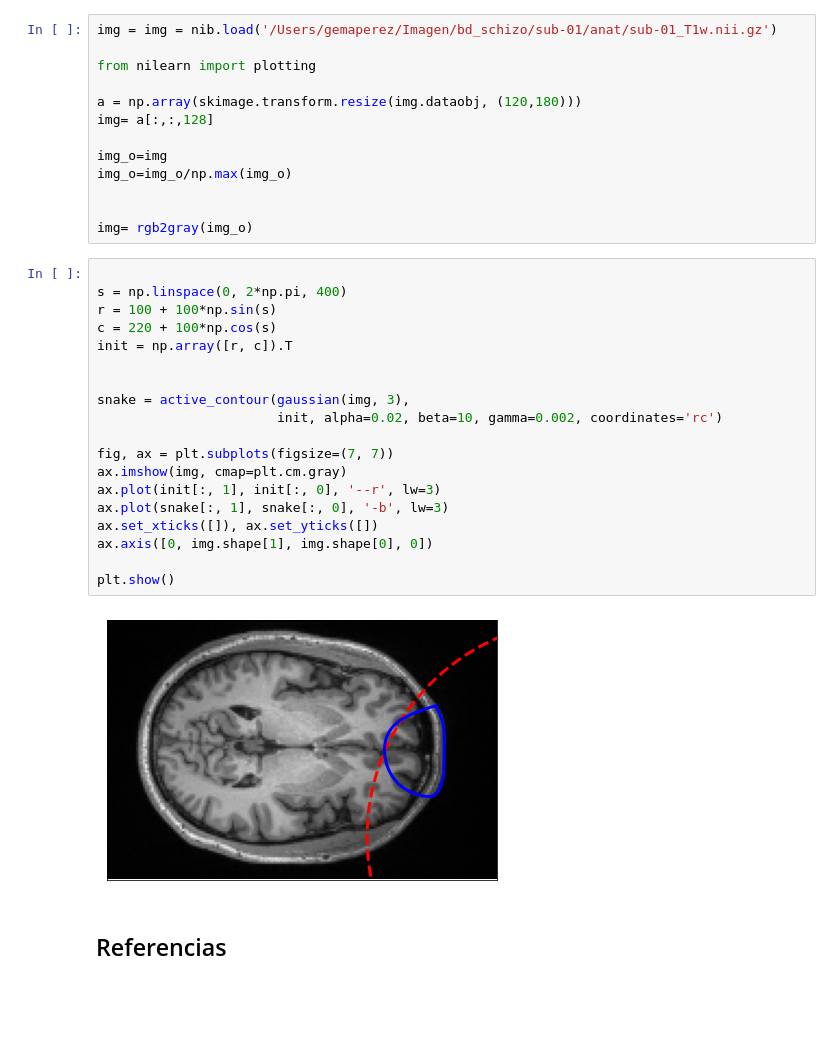
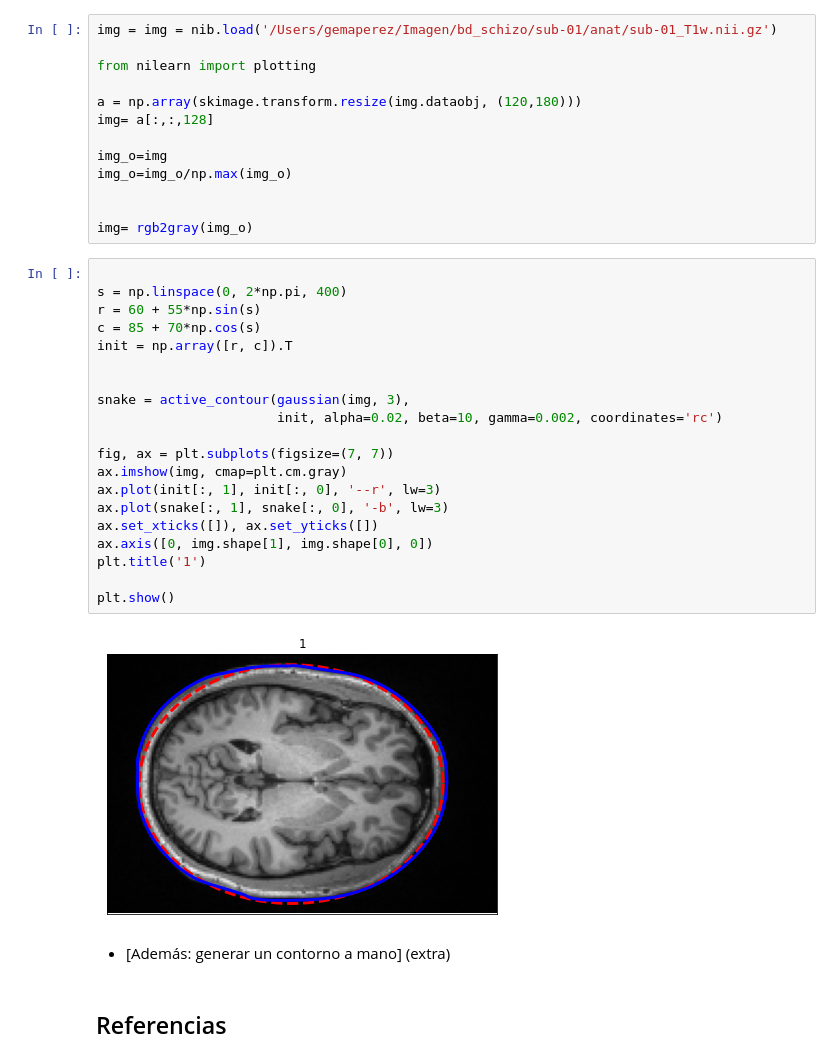
Before and after one commit to Mariaprddz/Analisis, a Jupyter notebook: Analisis/Practica2/Contornos activos.ipynb, the cells around one changed output. Cells and saved outputs as stored; diff of their text form; blank space fills up the shorter version.

```diff
--- a/Analisis/Practica2/Contornos activos.ipynb
+++ b/Analisis/Practica2/Contornos activos.ipynb
@@ -91,23 +91,26 @@ img= rgb2gray(img_o)
 # %%
 
 s = np.linspace(0, 2*np.pi, 400)
-r = 100 + 100*np.sin(s)
-c = 220 + 100*np.cos(s)
+r = 60 + 55*np.sin(s)
+c = 85 + 70*np.cos(s)
 init = np.array([r, c]).T
 
 
 snake = active_contour(gaussian(img, 3),
                        init, alpha=0.02, beta=10, gamma=0.002, coordinates='rc')
 
 fig, ax = plt.subplots(figsize=(7, 7))
 ax.imshow(img, cmap=plt.cm.gray)
 ax.plot(init[:, 1], init[:, 0], '--r', lw=3)
 ax.plot(snake[:, 1], snake[:, 0], '-b', lw=3)
 ax.set_xticks([]), ax.set_yticks([])
 ax.axis([0, img.shape[1], img.shape[0], 0])
+plt.title('1')
 
 plt.show()
 # %% [output]
-[figure, old version]
+[figure, new version]
+# %% [markdown]
+* [Además: generar un contorno a mano]  (extra)
 # %% [markdown]
 ## Referencias
```
Also changed, not shown: parts of 2 cells of this notebook.
